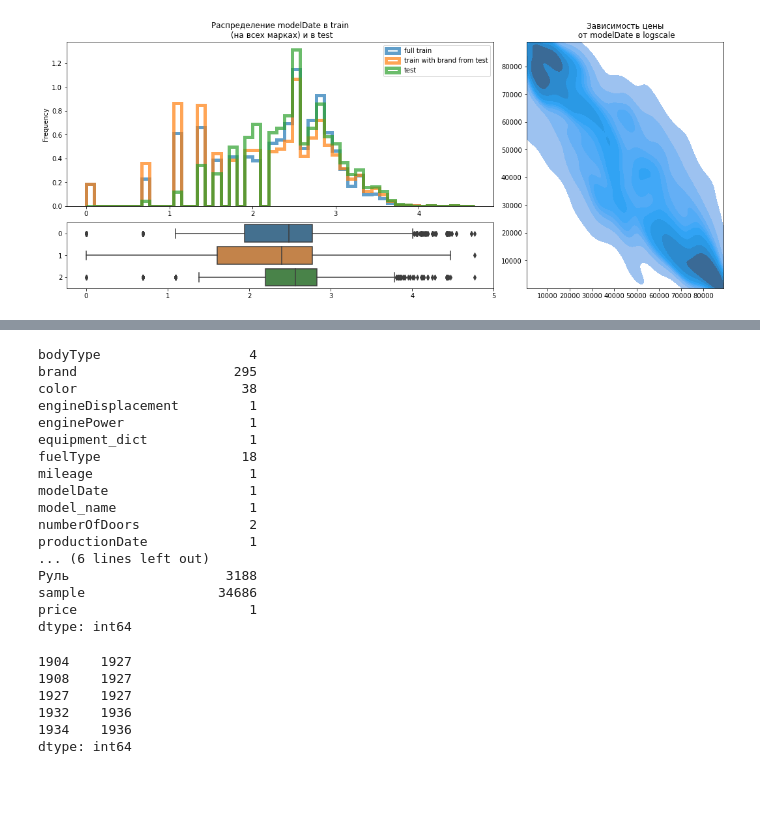
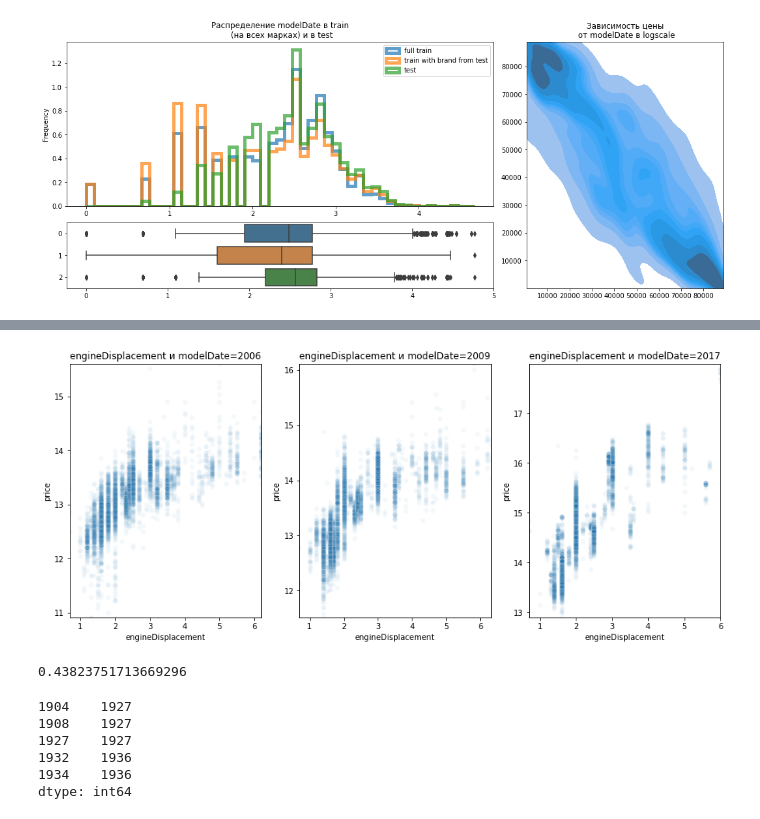
Before and after one commit to IvanovDmitryV/skillfactory_rds, a Jupyter notebook: Unit_7/Project_7_EDA0909.ipynb, the cells around one changed output, grey strips where cells are left out. Drawn from its saved outputs; the diff is of its cells as text; code cells hidden in the pictures; blank space fills up the shorter version.

```diff
--- a/Unit_7/Project_7_EDA0909.ipynb
+++ b/Unit_7/Project_7_EDA0909.ipynb
@@ -408,23 +355,49 @@ Length: 8137, dtype: object
-# %%
-externdata_full.apply(lambda x: x.dropna().value_counts().min(),axis=0)
-# %% [output]
-bodyType                   4
-brand                    295
-color                     38
-engineDisplacement         1
-enginePower                1
-equipment_dict             1
-fuelType                  18
-mileage                    1
-modelDate                  1
-model_name                 1
-numberOfDoors              2
-productionDate             1
-... (6 lines left out)
-Руль                    3188
-sample                 34686
-price                      1
-dtype: int64
+# %%
+# spearmanr
+num_feat = 'engineDisplacement'
+to_gr_feat = 'modelDate'
+df = externdata_full[externdata_full['sample']==1].dropna(subset=[num_feat,'price'])
+groupped = df.groupby(to_gr_feat)
+#***********************************************
+rst = groupped.apply(lambda x: spearmanr(x[[num_feat]],x.price)[0] *len(x)/len(df)
+               if pd.notna(spearmanr(x[[num_feat]],x.price)[0])
+               else 0 )
+
+# print(rst.sum())
+srt_rst = abs(rst).sort_values(ascending=False)
+to_vis = srt_rst.index[:3]
+to_vis
+
+fig, ax = plt.subplots(1,len(to_vis), figsize=(15, 6))
+for i,to_gr in enumerate(to_vis):
+    imd_vis = df.index[df[to_gr_feat] == to_gr]
+    x = df[num_feat][imd_vis]
+    y = df.price[imd_vis]
+#     x = externdata_full[feat][notnamask].sample(frac=frac,random_state=42)
+#     y = externdata_full.price[notnamask].sample(frac=frac,random_state=42)
+    ax[i].set_title(num_feat + ' и ' + str(to_gr_feat) + '=' + str(to_gr))
+    ax[i].set_xlabel(feat)
+    ax[i].set_ylabel("price")
+    ax[i].set(xlim=(x.min(), x.max()), ylim=(y.min(), y.max()))
+#     sns.kdeplot(x, y,ax=ax[i],n_levels=5) #, shade=True, shade_lowest=False
+    sns.scatterplot(x, y,ax=ax[i],alpha=0.05)
+#     print(to_gr)
+# %% [output]
+[figure, added]
+# %%
+# mutual_info_regression
+# num_feat = 'engineDisplacement'
+# df = externdata_full[externdata_full['sample']==1].dropna(subset=[num_feat,'price'])
+# groupped = df.groupby('bodyType')
+rst = groupped.apply(lambda x: mutual_info_regression(x[[num_feat]],x.price)[0] *len(x)/len(df)
+               if len(x)>4
+               else 0 )
+
+print(rst.sum())
+srt_rst = abs(rst).sort_values(ascending=False)
+to_vis = srt_rst.index[:2]
+# %% [output]
+0.43823751713669296
 # %%
 column = 'engineDisplacement'
 by_feat = 'modelDate'
```
Also changed, not shown: parts of 12 cells of this notebook.
